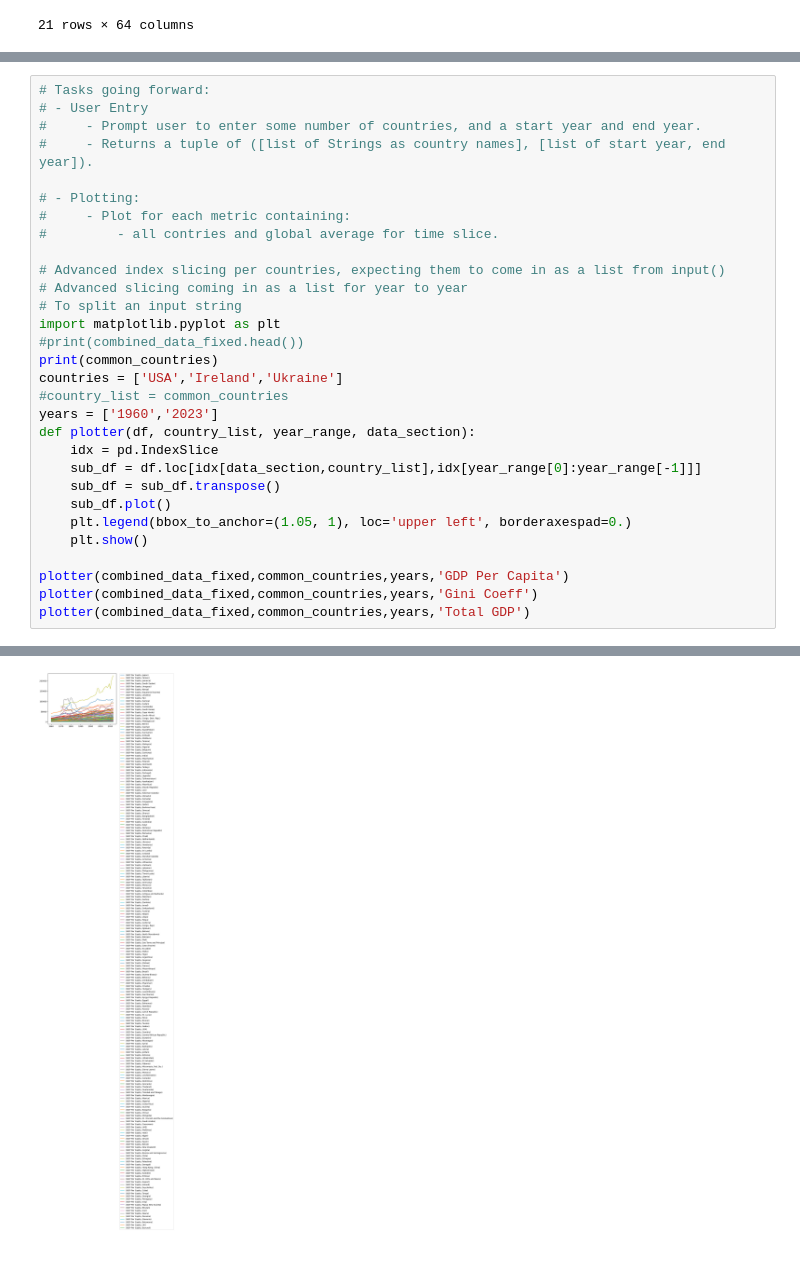
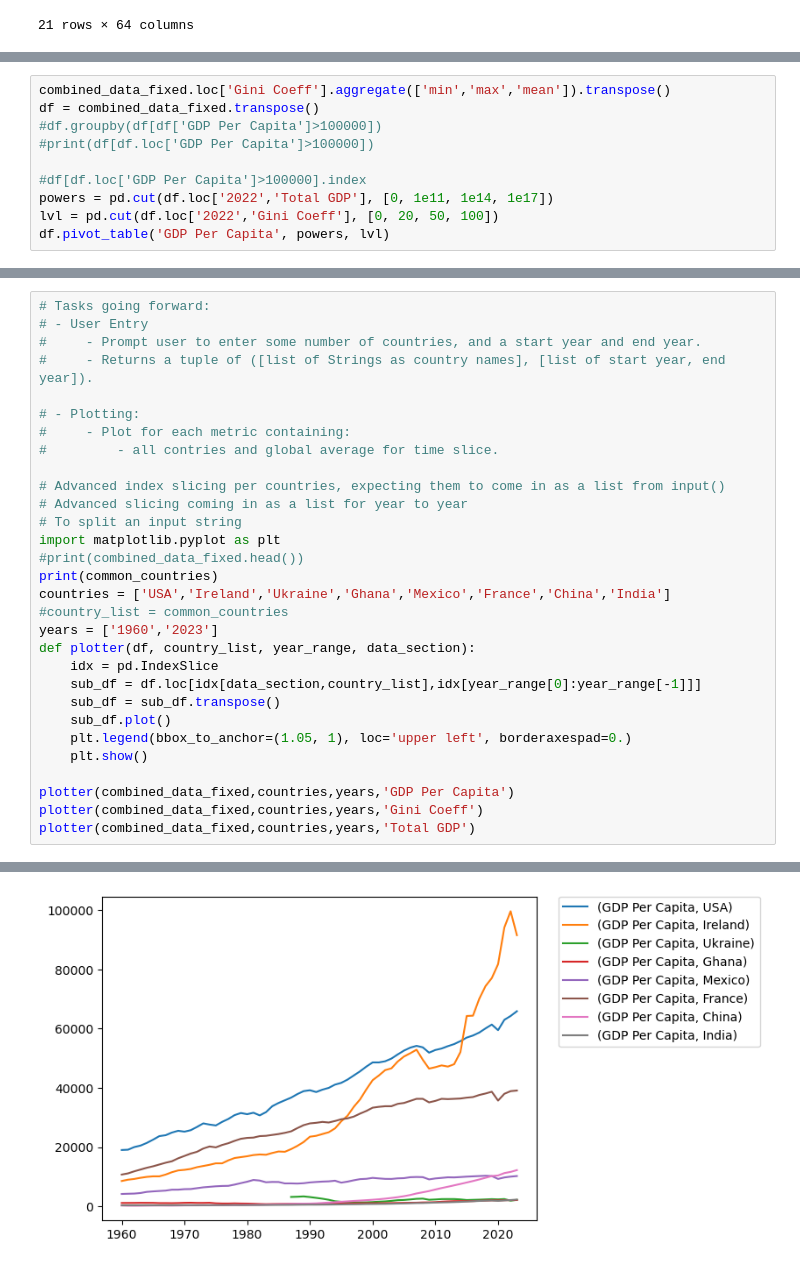
Before and after one commit to ctcastle/leprechaun_economics, a Jupyter notebook: conners-notebook.ipynb, the cells around one changed output, grey strips where cells are left out. Saved outputs shown, nothing was run; the diff lists cells and outputs as text.

```diff
--- a/conners-notebook.ipynb
+++ b/conners-notebook.ipynb
@@ -96,0 +112,10 @@ combined_data_fixed.loc[idx[:,:],idx['1960']].min()
+# %%
+combined_data_fixed.loc['Gini Coeff'].aggregate(['min','max','mean']).transpose()
+df = combined_data_fixed.transpose()
+#df.groupby(df[df['GDP Per Capita']>100000])
+#print(df[df.loc['GDP Per Capita']>100000])
+
+#df[df.loc['GDP Per Capita']>100000].index
+powers = pd.cut(df.loc['2022','Total GDP'], [0, 1e11, 1e14, 1e17])
+lvl = pd.cut(df.loc['2022','Gini Coeff'], [0, 20, 50, 100])
+df.pivot_table('GDP Per Capita', powers, lvl)
@@ -110,7 +150,7 @@ combined_data_fixed.loc[idx[:,:],idx['1960']].min()
 import matplotlib.pyplot as plt
 #print(combined_data_fixed.head())
 print(common_countries)
-countries = ['USA','Ireland','Ukraine']
+countries = ['USA','Ireland','Ukraine','Ghana','Mexico','France','China','India']
 #country_list = common_countries
 years = ['1960','2023']
 def plotter(df, country_list, year_range, data_section):
@@ -121,7 +161,7 @@ def plotter(df, country_list, year_range, data_section):
     plt.legend(bbox_to_anchor=(1.05, 1), loc='upper left', borderaxespad=0.)
     plt.show()
 
-plotter(combined_data_fixed,common_countries,years,'GDP Per Capita')
-plotter(combined_data_fixed,common_countries,years,'Gini Coeff')
-plotter(combined_data_fixed,common_countries,years,'Total GDP')
+plotter(combined_data_fixed,countries,years,'GDP Per Capita')
+plotter(combined_data_fixed,countries,years,'Gini Coeff')
+plotter(combined_data_fixed,countries,years,'Total GDP')
 # %% [output]
@@ -129 +169 @@ plotter(combined_data_fixed,common_countries,years,'Total GDP')
-[figure, old version]
+[figure, new version]
```
Also changed, not shown: parts of 5 cells of this notebook.
